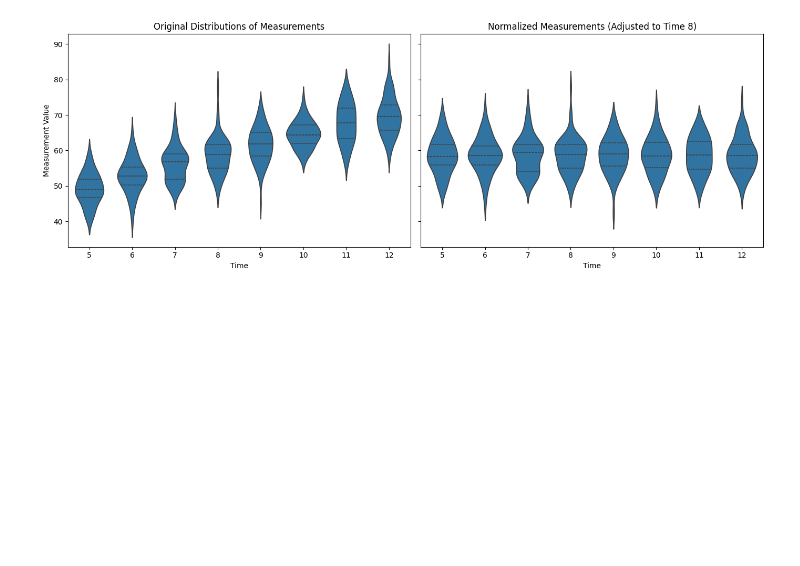
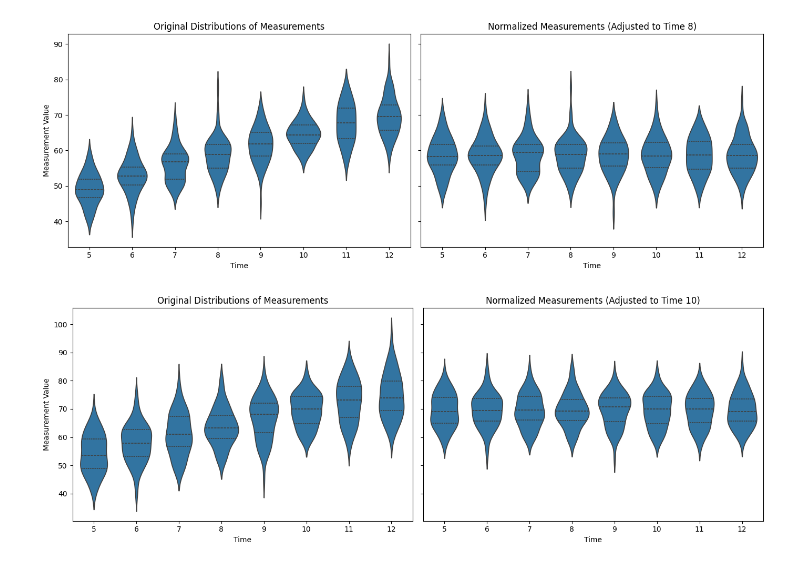
Before and after one commit to foxtrotmike/CS909, a Jupyter notebook: time_normalise.ipynb, the cells around one changed output. Cells and saved outputs as stored; diff of their text form; code cells hidden in the pictures; blank space fills up the shorter version.

```diff
--- a/time_normalise.ipynb
+++ b/time_normalise.ipynb
@@ -64,0 +67,78 @@ plt.show()
+# %%
+import numpy as np
+import pandas as pd
+import matplotlib.pyplot as plt
+import seaborn as sns
+from sklearn.mixture import GaussianMixture
+
+# Generate synthetic data
+np.random.seed(42)
+n_patients = 500
+time_points = np.array([0, 5, 10, 15, 20])  # Discrete time points
+time_points = np.array([5, 6, 7, 8, 9,10,11,12])
+mean_trend = np.linspace(50, 70, len(time_points))  # Mean changes over time
+std_dev = 5  # Constant standard deviation
+
+# Simulate measurements at different time points with potential multimodal distribution
+data = []
+for t, mu in zip(time_points, mean_trend):
+    # Create two subpopulations at each time point
+    g_values_1 = np.random.normal(mu, std_dev, size=n_patients // (2 * len(time_points)))
+    g_values_2 = np.random.normal(mu + 10, std_dev, size=n_patients // (2 * len(time_points)))  # Second mode
+    g_values = np.concatenate([g_values_1, g_values_2])
+
+    for g in g_values:
+        data.append([t, g])
+
+df = pd.DataFrame(data, columns=["Time", "Measurement"])
+
+# Fit GMMs at each time point
+n_components = 2  # Assume 2 subpopulations
+fitted_means = []
+fitted_stds = []
+
+for t in time_points:
+    subset = df[df["Time"] == t]["Measurement"].values.reshape(-1, 1)
+    gmm = GaussianMixture(n_components=n_components, random_state=42)
+    gmm.fit(subset)
+
+    # Compute the weighted mean and variance
+    weights = gmm.weights_
+    means = gmm.means_.flatten()
+    covariances = gmm.covariances_.flatten()
+    weighted_mean = np.sum(weights * means)
+    weighted_var = np.sum(weights * (covariances + means**2)) - weighted_mean**2
+    weighted_std = np.sqrt(weighted_var)
+
+    fitted_means.append(weighted_mean)
+    fitted_stds.append(weighted_std)
+
+# Choose reference time (e.g., time = 10)
+t_ref = 10
+mu_ref = fitted_means[list(time_points).index(t_ref)]
+sigma_ref = fitted_stds[list(time_points).index(t_ref)]
+
+# Normalize measurements
+df["Normalized Measurement"] = df.apply(
+    lambda row: (row["Measurement"] - fitted_means[list(time_points).index(row["Time"])]) /
+                fitted_stds[list(time_points).index(row["Time"])] * sigma_ref + mu_ref,
+    axis=1
+)
+
+# Plot original and normalized distributions
+fig, axes = plt.subplots(1, 2, figsize=(14, 5), sharey=True)
+
+# Original distributions
+sns.violinplot(x="Time", y="Measurement", data=df, ax=axes[0], inner="quartile")
+axes[0].set_title("Original Distributions of Measurements")
+axes[0].set_ylabel("Measurement Value")
+
+# Normalized distributions
+sns.violinplot(x="Time", y="Normalized Measurement", data=df, ax=axes[1], inner="quartile")
+axes[1].set_title(f"Normalized Measurements (Adjusted to Time {t_ref})")
+axes[1].set_ylabel("Normalized Measurement Value")
+
+plt.tight_layout()
+plt.show()
+# %% [output]
+[figure, added]
```
Also changed, not shown: parts of 1 cell of this notebook.
